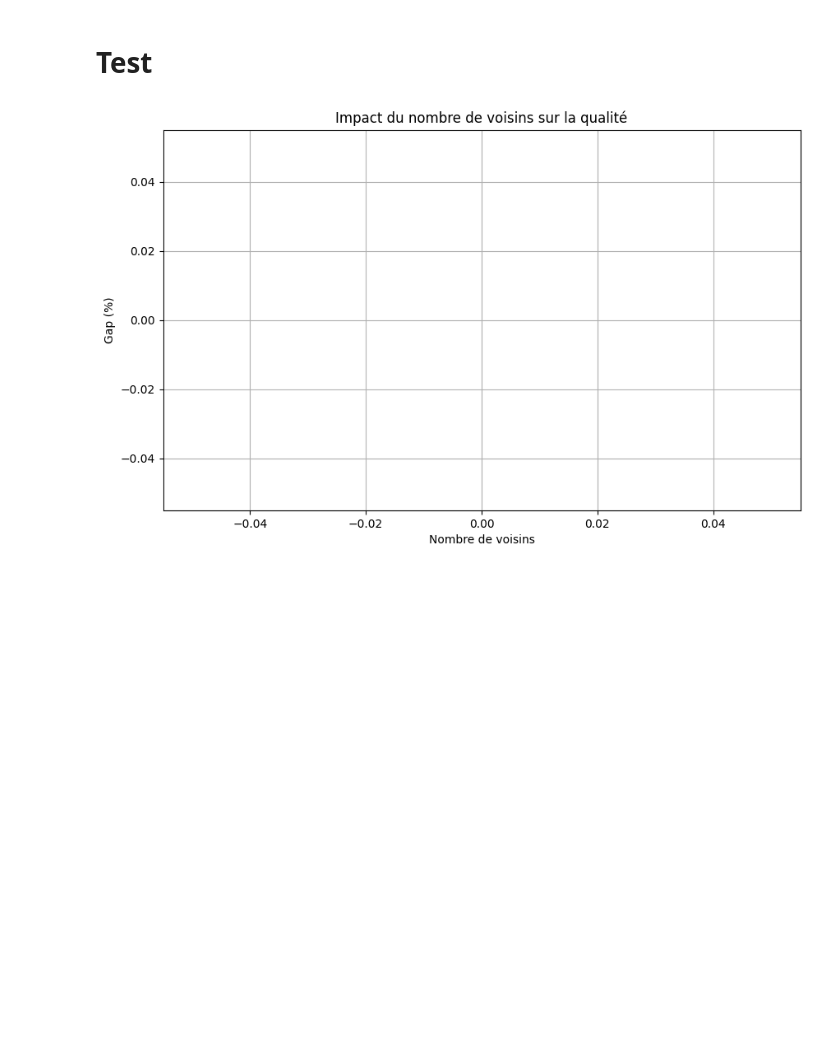
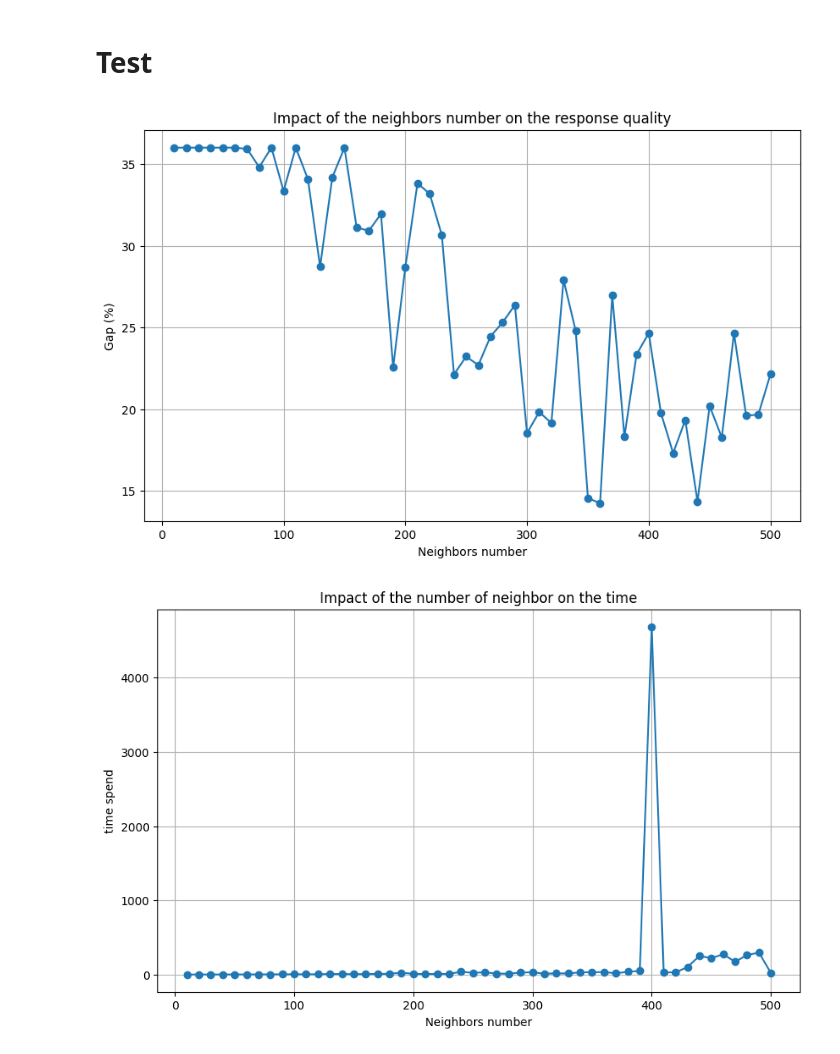
Before and after one commit to Low8/Projet_algo, a Jupyter notebook: scripts/recherche_tabu_upgrade.ipynb, the cells around one changed output. Saved outputs shown, nothing was run; the diff lists cells and outputs as text; code cells hidden in the pictures; blank space fills up the shorter version.

Commit message:
feat(main): neighbor and iter test

```diff
--- a/scripts/recherche_tabu_upgrade.ipynb
+++ b/scripts/recherche_tabu_upgrade.ipynb
@@ -418,8 +451,8 @@ def tabu_search(instance: VRPInstance, initial_solution, tabu_size, iter_max, nb
 # %%
 # importantes variables for tabu search
 tabu_size = int(np.sqrt(instance.nb_client))
-nb_iter = 1000
-nb_neighbors = 1000
+nb_iter = 400
+nb_neighbors = 400
 nb_swaps_per_neighbor = 1
 
 clark = clark_and_wright(instance)
@@ -453,47 +486,54 @@ print(len(tabu_solution))
 # %%
 # number of neighboor test
 
 # Variables
-nb_neighbors_max = 200
+nb_neighbors_max = 1000
 step = 10
-nb_iter = 100
+nb_iter = 200
 tabu_size = int(np.sqrt(instance.nb_client))
-nb_tests = 10
 
 # initialization
 ini_solution_test = clark_and_wright(instance)
-avg_neighbors_gap = []
-deviation_neighbors_gap = []
+neighbors_gap = []
 nb_neighbors_values = []
+time_table = []
 distance_best = total_travel_distance(instance_best_solution, instance)
 
 bar = IntProgress(min=0, max=nb_neighbors_max, layout={"width" : "100%"})
 display(bar)
 
-for i in range(step, nb_neighbors_max, step):
-    neighbors_gap = []
-
-    bar1 = IntProgress(min=0, max=nb_tests, layout={"width" : "100%"})
-    display(bar1)
-
-    bar1.close()
+for nb_neighbors in range(step, nb_neighbors_max, step):
     bar.value += step
 
-    nb_neighbors_values.append(i)
+    start = time.time()
+    tabu_solution = tabu_search(instance, clark, tabu_size, nb_iter, nb_neighbors, nb_swaps_per_neighbor)
+    end = time.time()
 
-    avg_neighbors_gap.append(np.mean(neighbors_gap))
-    deviation_neighbors_gap.append(np.std(neighbors_gap))
+    distance_tabu = total_travel_distance(tabu_solution, instance)
+    gap = (distance_tabu - distance_best) / distance_best * 100
+
+    time_table.append(end - start)
+    neighbors_gap.append(gap)
+    nb_neighbors_values.append(nb_neighbors)
+
 
     clear_output(wait=True)
     plt.figure(figsize=(10, 6))
-    plt.plot(nb_neighbors_values, avg_neighbors_gap, marker='o')
-    plt.fill_between(nb_neighbors_values, avg_neighbors_gap, np.subtract(avg_neighbors_gap, deviation_neighbors_gap), alpha=.1)
-    plt.xlabel('Nombre de voisins')
+    plt.plot(nb_neighbors_values, neighbors_gap, marker='o')
+    plt.xlabel('Neighbors number')
     plt.ylabel('Gap (%)')
-    plt.title('Impact du nombre de voisins sur la qualité')
+    plt.title('Impact of the neighbors number on the response quality')
+    plt.grid(True)
+    plt.show()
+    plt.figure(figsize=(10, 6))
+    plt.plot(nb_neighbors_values, time_table, marker='o')
+    plt.xlabel('Neighbors number')
+    plt.ylabel('time spend')
+    plt.title('Impact of the number of neighbor on the time')
     plt.grid(True)
     plt.show()
 
 bar.close()
 # %% [output]
-[figure, old version]
+[figure, new version]
+[figure, added]
```
Also changed, not shown: parts of 5 cells of this notebook.
